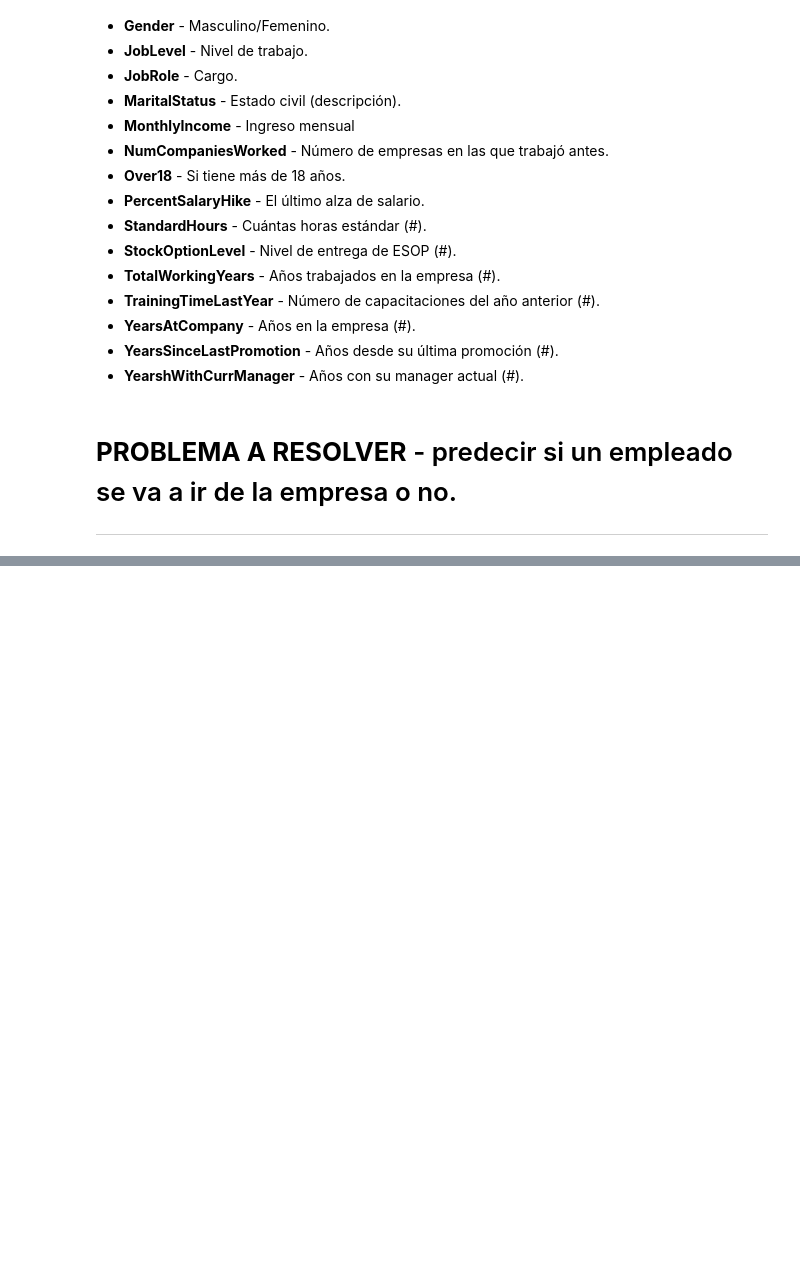
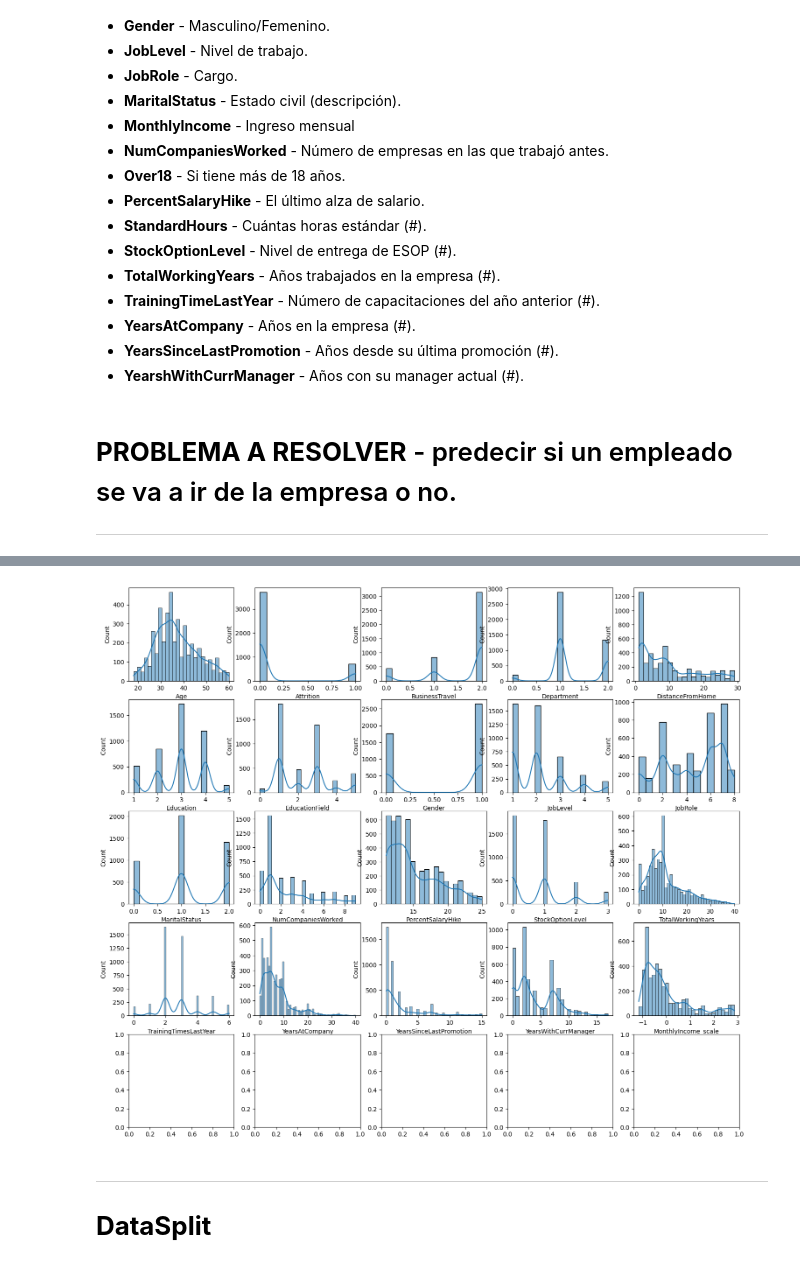
Before and after one commit to grrddn/Modulo_44_Introduccion_a_la_Clasificacion, a Jupyter notebook: 01 Módulo_44_Introducción_a_la_Clasificación.ipynb, the cells around one changed output, grey strips where cells are left out. Saved outputs shown, nothing was run; the diff lists cells and outputs as text; code cells hidden in the pictures; blank space fills up the shorter version.

```diff
--- a/01 Módulo_44_Introducción_a_la_Clasificación.ipynb
+++ b/01 Módulo_44_Introducción_a_la_Clasificación.ipynb
@@ -67,0 +404,2 @@ ____
+# %%
+df2.EducationField = df2.EducationField.astype('category').cat.codes
@@ -67,0 +433,6 @@ ____
+# %%
+from sklearn.preprocessing import StandardScaler
+scaler = StandardScaler()
+df2['MonthlyIncome_scale'] = StandardScaler().fit_transform(df2[['MonthlyIncome']])
+# %%
+df2.drop('MonthlyIncome', axis=1, inplace=True)
@@ -67,0 +466,3 @@ ____
+# %%
+cols_num = df2.columns[[np.issubdtype(dt, np.number) for dt in df2.dtypes]]
+print(len(cols_num))
@@ -67,0 +491,9 @@ ____
+# %%
+fig, axes = plt.subplots(nrows=5, ncols=5, figsize=(18,16))
+for i, column in enumerate(cols_num):
+    sns.histplot(df2[column], ax=axes[i//5, i%5], kde= True)
+# %% [output]
+[figure, added]
+# %% [markdown]
+____
+# **DataSplit**
```
Also changed, not shown: parts of 65 cells of this notebook.
